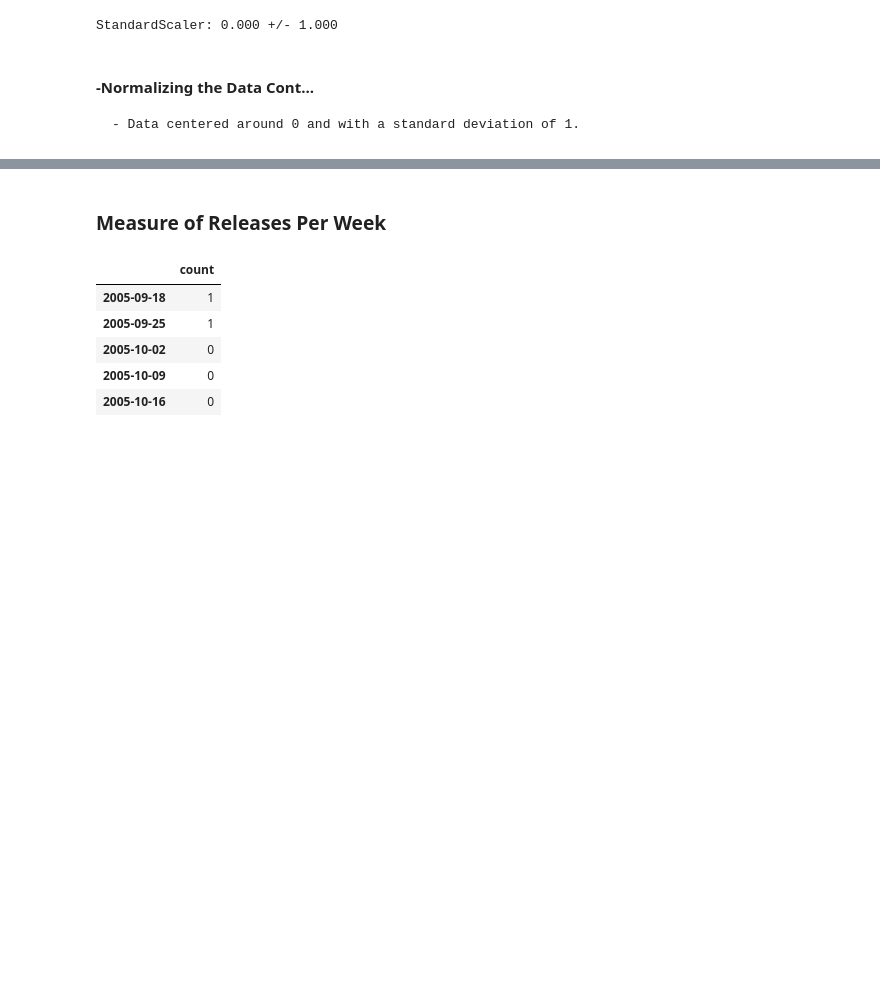
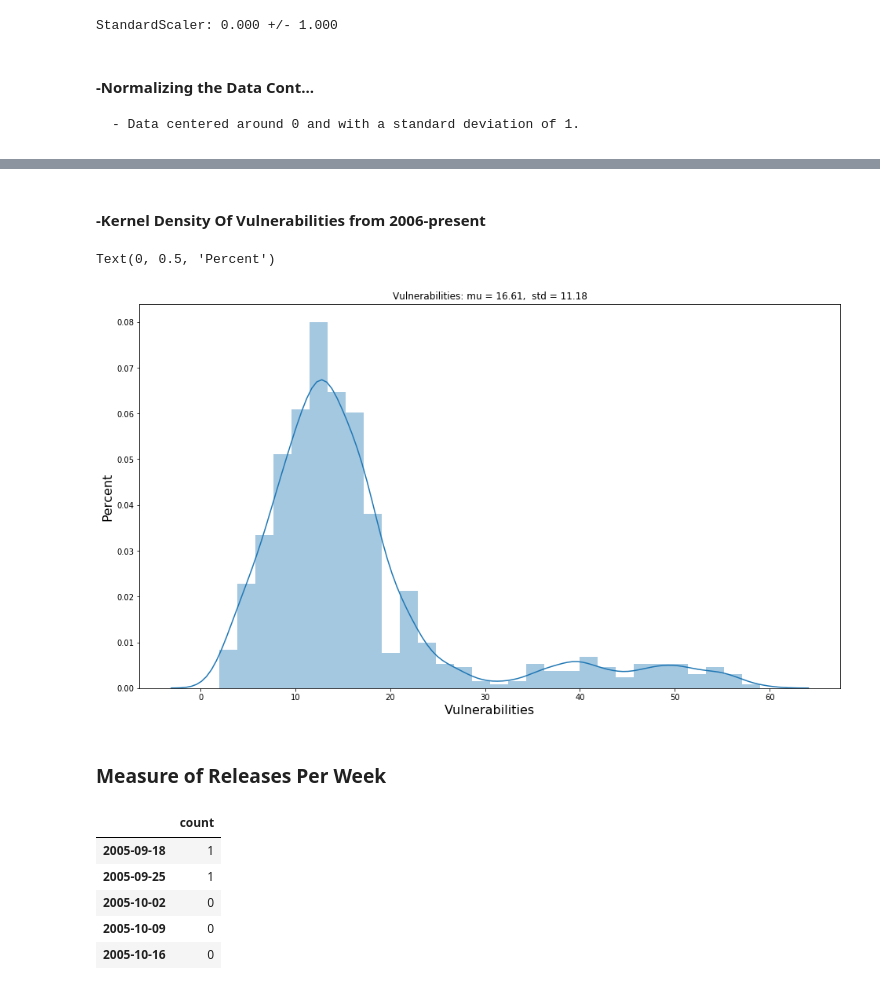
Before and after one commit to UNCG-CSE/Open_Source_Vul_Metrics, a Jupyter notebook: src/(GW Project pt.2) Correlation between spike in releases and new vulnerabilities.ipynb, the cells around one changed output, grey strips where cells are left out. Cells and saved outputs as stored; diff of their text form; code cells hidden in the pictures; blank space fills up the shorter version.

```diff
--- a/src/(GW Project pt.2) Correlation between spike in releases and new vulnerabilities.ipynb
+++ b/src/(GW Project pt.2) Correlation between spike in releases and new vulnerabilities.ipynb
@@ -258,3 +266,14 @@ plt.show()
+# %% [markdown]
+#### -Kernel Density Of Vulnerabilities from 2006-present
+# %%
+ax = sns.distplot(vulnsWeekCount['count'], bins=30, label='Vulnerabilities')
+title = "Vulnerabilities: mu = %.2f,  std = %.2f" % (mu, std)
+ax.set_title(title)
+ax.set_xlabel("Vulnerabilities",fontsize=16)
+ax.set_ylabel("Percent",fontsize=16)
+# %% [output]
+Text(0, 0.5, 'Percent')
+[figure, added]
 # %% [markdown]
 ### Measure of Releases Per Week
 # %%
```
Also changed, not shown: parts of 35 cells of this notebook.
